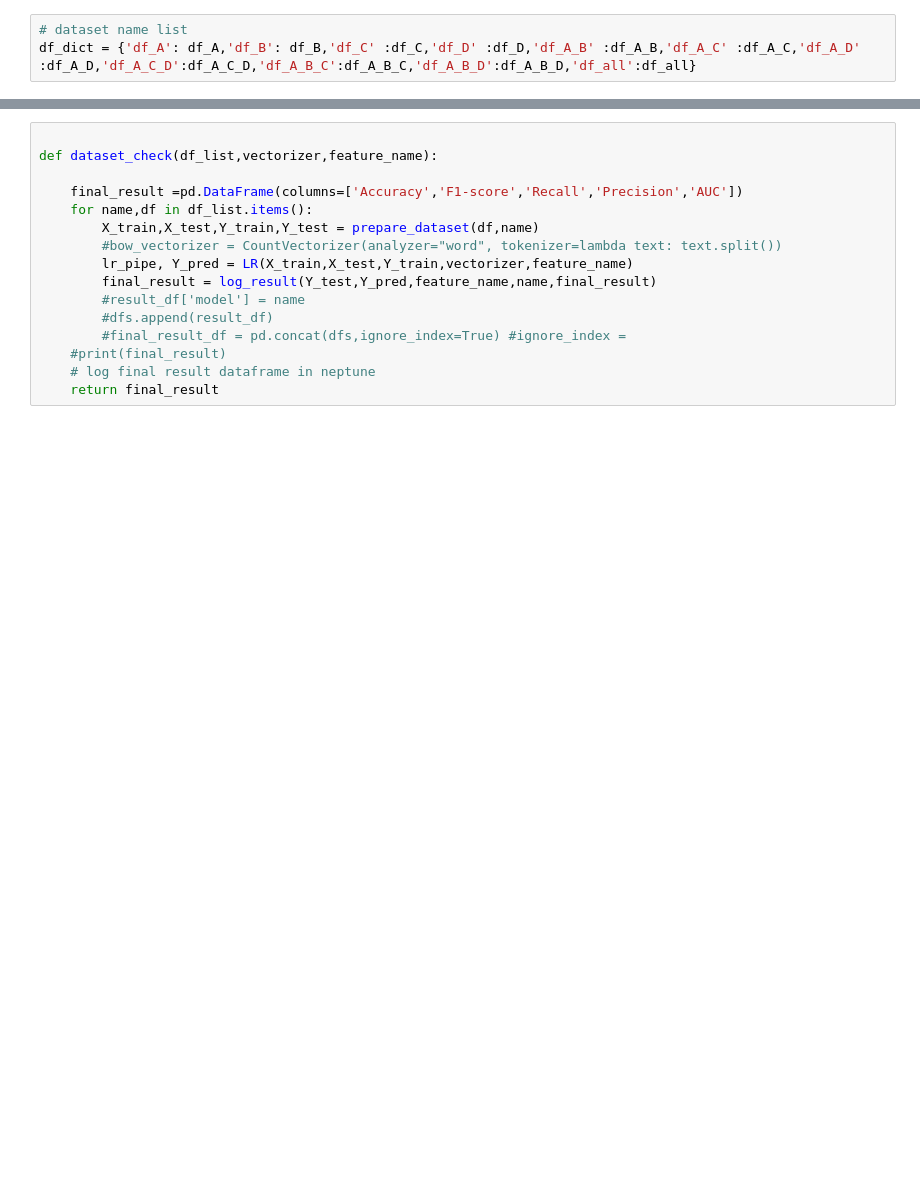
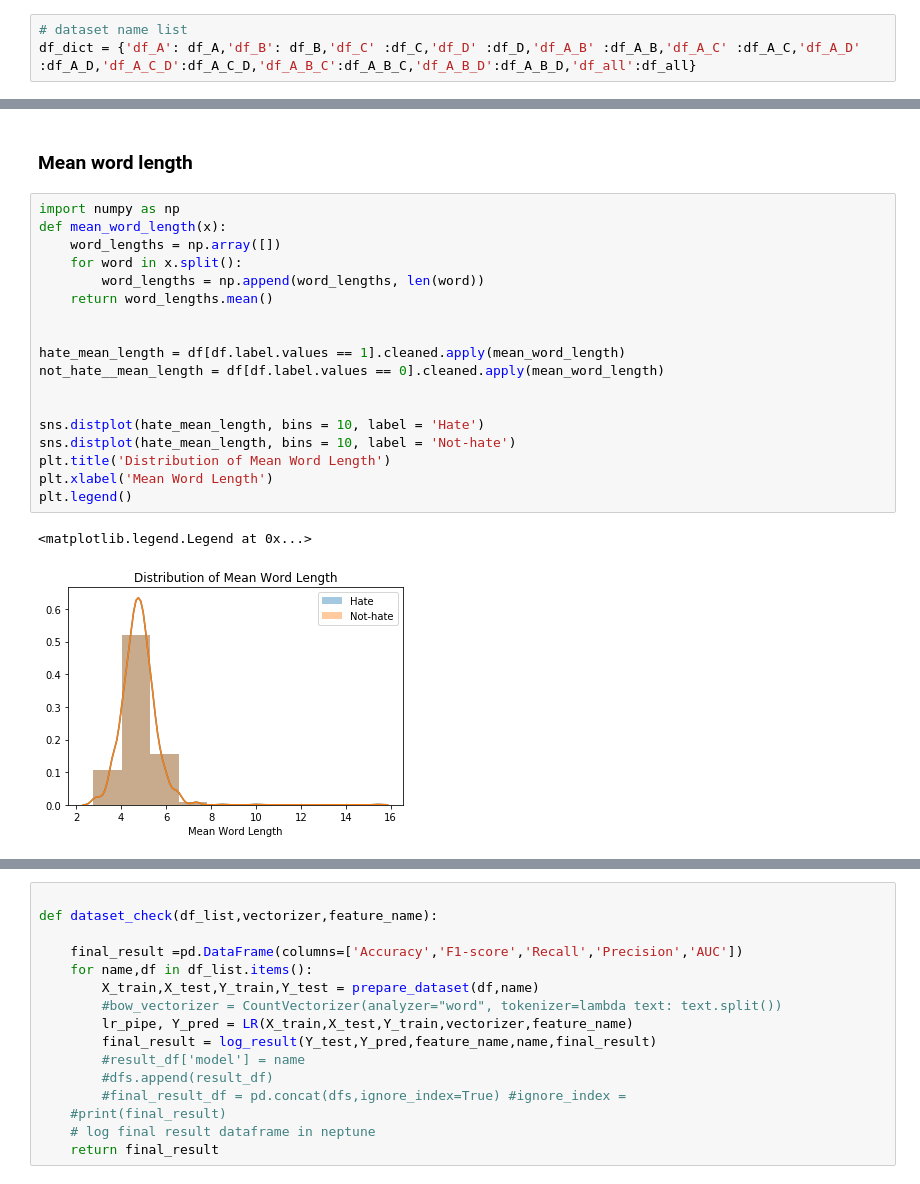
Before and after one commit to codekcg23/Sinhala-Hate-Speech-Detection, a Jupyter notebook: Experiments/Experiment_datsets_combinations.ipynb, the cells around one changed output, grey strips where cells are left out. Drawn from its saved outputs; the diff is of its cells as text; blank space fills up the shorter version.

```diff
--- a/Experiments/Experiment_datsets_combinations.ipynb
+++ b/Experiments/Experiment_datsets_combinations.ipynb
@@ -307,0 +426,23 @@ dataset_details(df_dict)
+# %% [markdown]
+### Mean word length
+# %%
+import numpy as np
+def mean_word_length(x):
+    word_lengths = np.array([])
+    for word in x.split():
+        word_lengths = np.append(word_lengths, len(word))
+    return word_lengths.mean()
+
+
+hate_mean_length = df[df.label.values == 1].cleaned.apply(mean_word_length)
+not_hate__mean_length = df[df.label.values == 0].cleaned.apply(mean_word_length)
+
+
+sns.distplot(hate_mean_length, bins = 10, label = 'Hate')
+sns.distplot(hate_mean_length, bins = 10, label = 'Not-hate')
+plt.title('Distribution of Mean Word Length')
+plt.xlabel('Mean Word Length')
+plt.legend()
+# %% [output]
+<matplotlib.legend.Legend at 0x...>
+[figure, added]
```
Also changed, not shown: parts of 40 cells of this notebook.
